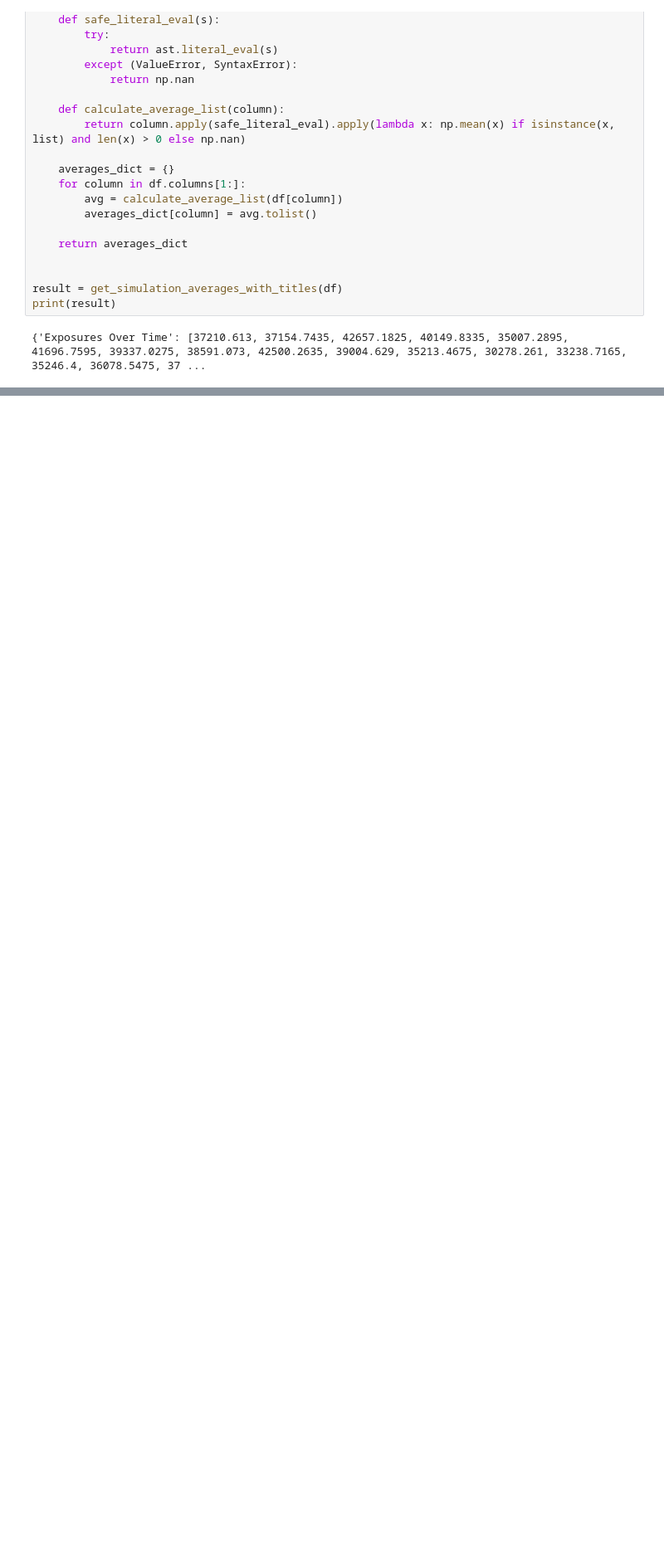
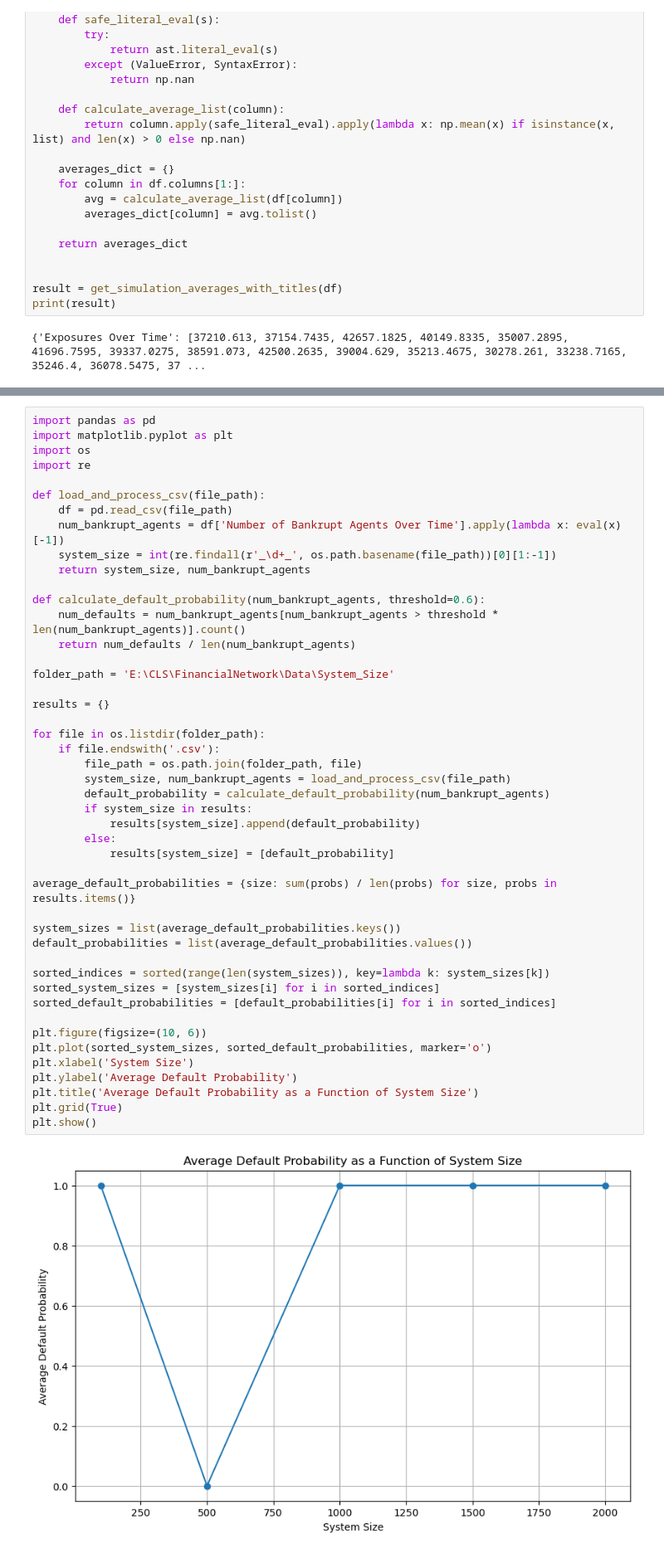
Before and after one commit to NitaiNijholt/FinancialNetwork, a Jupyter notebook: plot_simu_data.ipynb, the cells around one changed output, grey strips where cells are left out. Shown at 83% size. Saved outputs shown, nothing was run; the diff lists cells and outputs as text; blank space fills up the shorter version.

Commit message:
Added default prob vs system size plot into plot_simu_data.ipynb

```diff
--- a/plot_simu_data.ipynb
+++ b/plot_simu_data.ipynb
@@ -145,3 +145,51 @@ ax.set_title('Default Prob vs. Node and Link Exposure', fontdict={'fontsize': 16
 plt.show()
 # %% [output]
 [figure]
+# %%
+import pandas as pd
+import matplotlib.pyplot as plt
+import os
+import re
+
+def load_and_process_csv(file_path):
+    df = pd.read_csv(file_path)
+    num_bankrupt_agents = df['Number of Bankrupt Agents Over Time'].apply(lambda x: eval(x)[-1])
+    system_size = int(re.findall(r'_\d+_', os.path.basename(file_path))[0][1:-1])
+    return system_size, num_bankrupt_agents
+
+def calculate_default_probability(num_bankrupt_agents, threshold=0.6):
+    num_defaults = num_bankrupt_agents[num_bankrupt_agents > threshold * len(num_bankrupt_agents)].count()
+    return num_defaults / len(num_bankrupt_agents)
+
+folder_path = 'E:\CLS\FinancialNetwork\Data\System_Size'
+
+results = {}
+
+for file in os.listdir(folder_path):
+    if file.endswith('.csv'):
+        file_path = os.path.join(folder_path, file)
+        system_size, num_bankrupt_agents = load_and_process_csv(file_path)
+        default_probability = calculate_default_probability(num_bankrupt_agents)
+        if system_size in results:
+            results[system_size].append(default_probability)
+        else:
+            results[system_size] = [default_probability]
+
+average_default_probabilities = {size: sum(probs) / len(probs) for size, probs in results.items()}
+
+system_sizes = list(average_default_probabilities.keys())
+default_probabilities = list(average_default_probabilities.values())
+
+sorted_indices = sorted(range(len(system_sizes)), key=lambda k: system_sizes[k])
+sorted_system_sizes = [system_sizes[i] for i in sorted_indices]
+sorted_default_probabilities = [default_probabilities[i] for i in sorted_indices]
+
+plt.figure(figsize=(10, 6))
+plt.plot(sorted_system_sizes, sorted_default_probabilities, marker='o')
+plt.xlabel('System Size')
+plt.ylabel('Average Default Probability')
+plt.title('Average Default Probability as a Function of System Size')
+plt.grid(True)
+plt.show()
+# %% [output]
+[figure, added]
```
